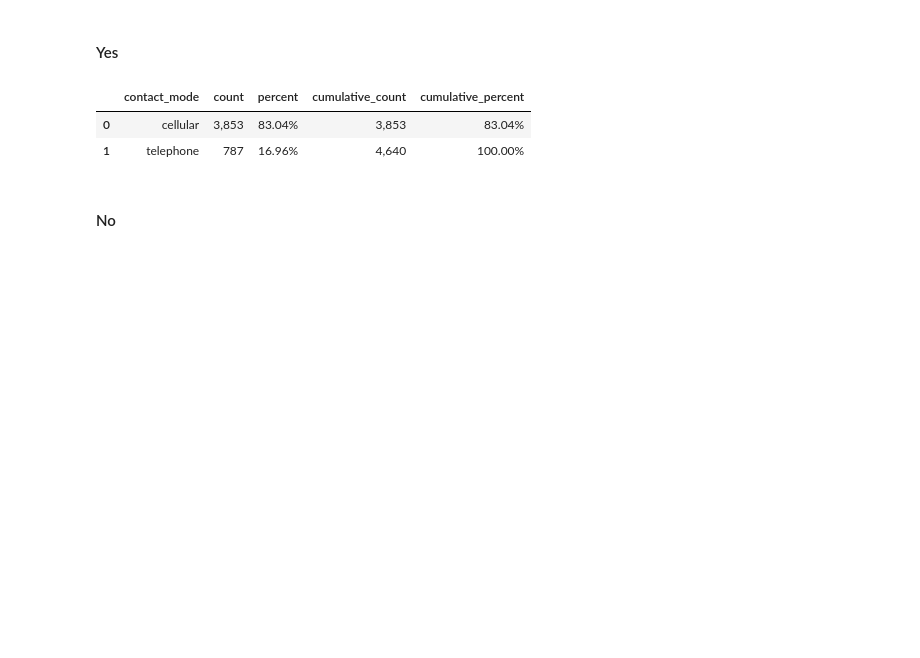
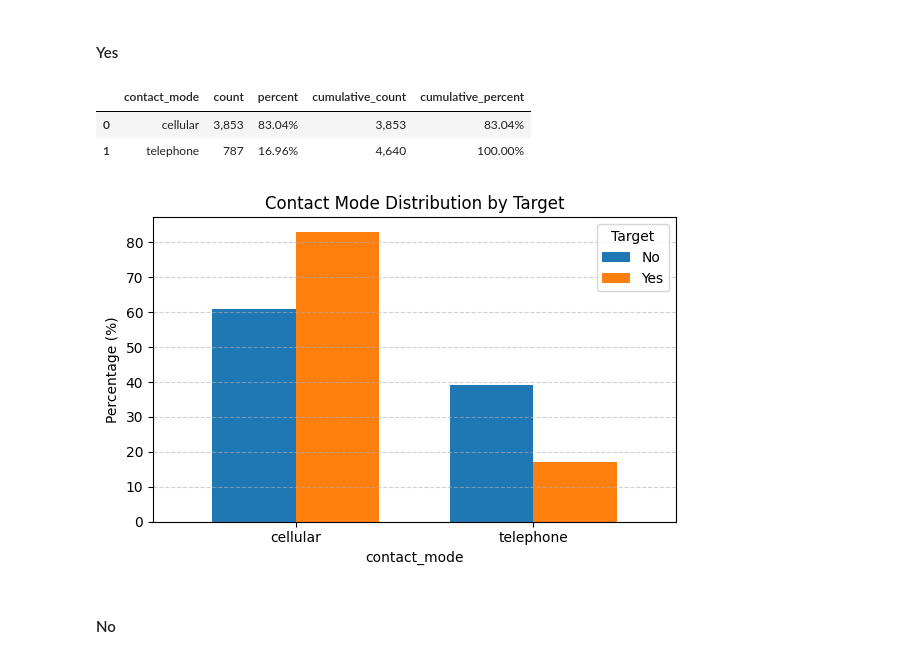
Before and after one commit to timofeytkachenko/2021.ai_test_task, a Jupyter notebook: test_task.ipynb, the cells around one changed output. Drawn from its saved outputs; the diff is of its cells as text; code cells hidden in the pictures; blank space fills up the shorter version.

Commit message:
table visualizations added

```diff
--- a/test_task.ipynb
+++ b/test_task.ipynb
@@ -369,6 +368,10 @@ Yes
 |  | contact_mode | count | percent | cumulative_count | cumulative_percent |
 | 0 | cellular | 3,853 | 83.04% | 3,853 | 83.04% |
 | 1 | telephone | 787 | 16.96% | 4,640 | 100.00% |
+# %%
+plot_table_stats(df, feature="contact_mode", title="Contact Mode")
+# %% [output]
+[figure, added]
 # %%
 with pd.option_context("display.max_rows", None, "display.max_columns", None):
     display(HTML("<h4>No</h4>"))
```
Also changed, not shown: parts of 48 cells of this notebook, 1 other file.
